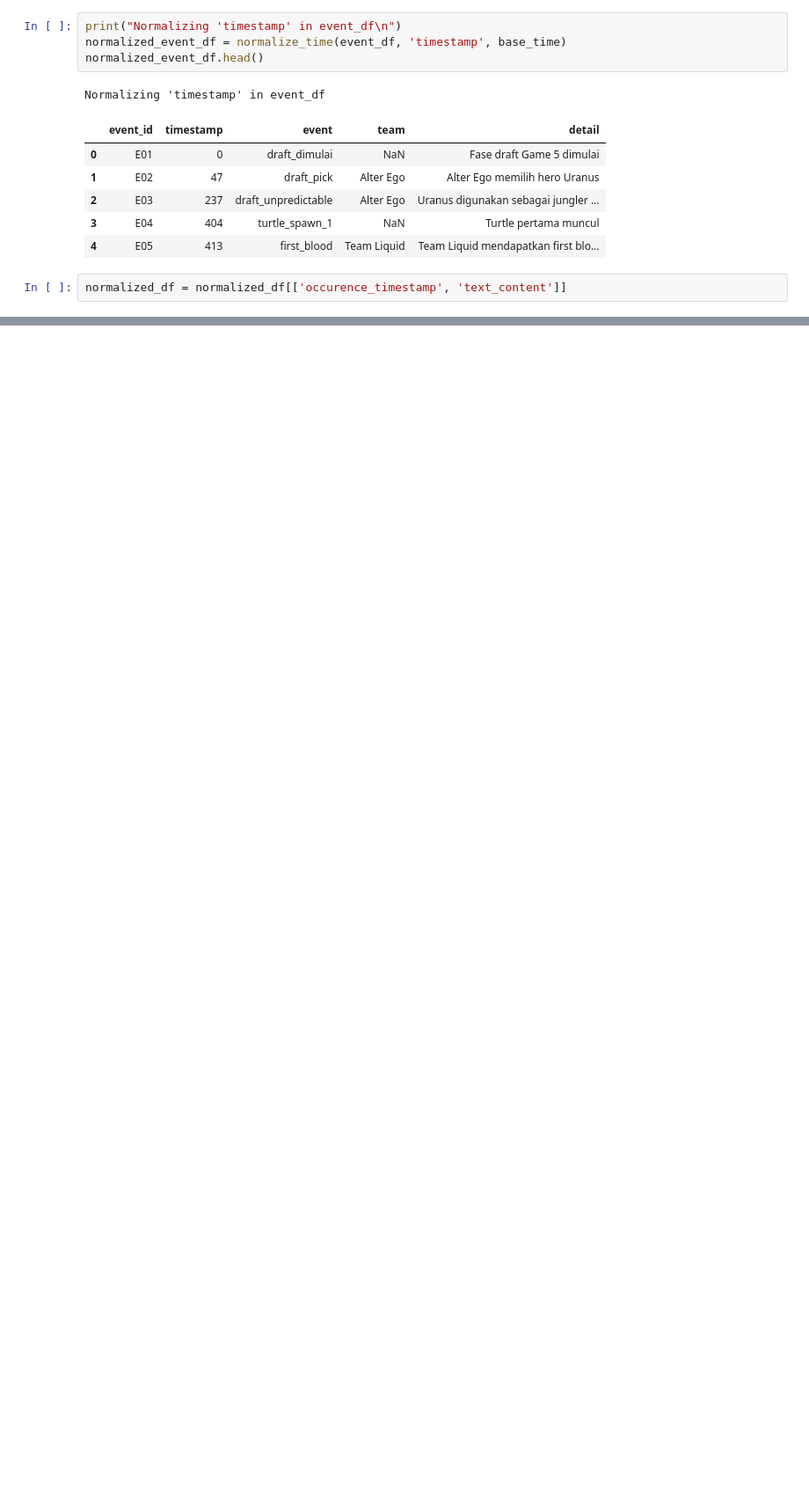
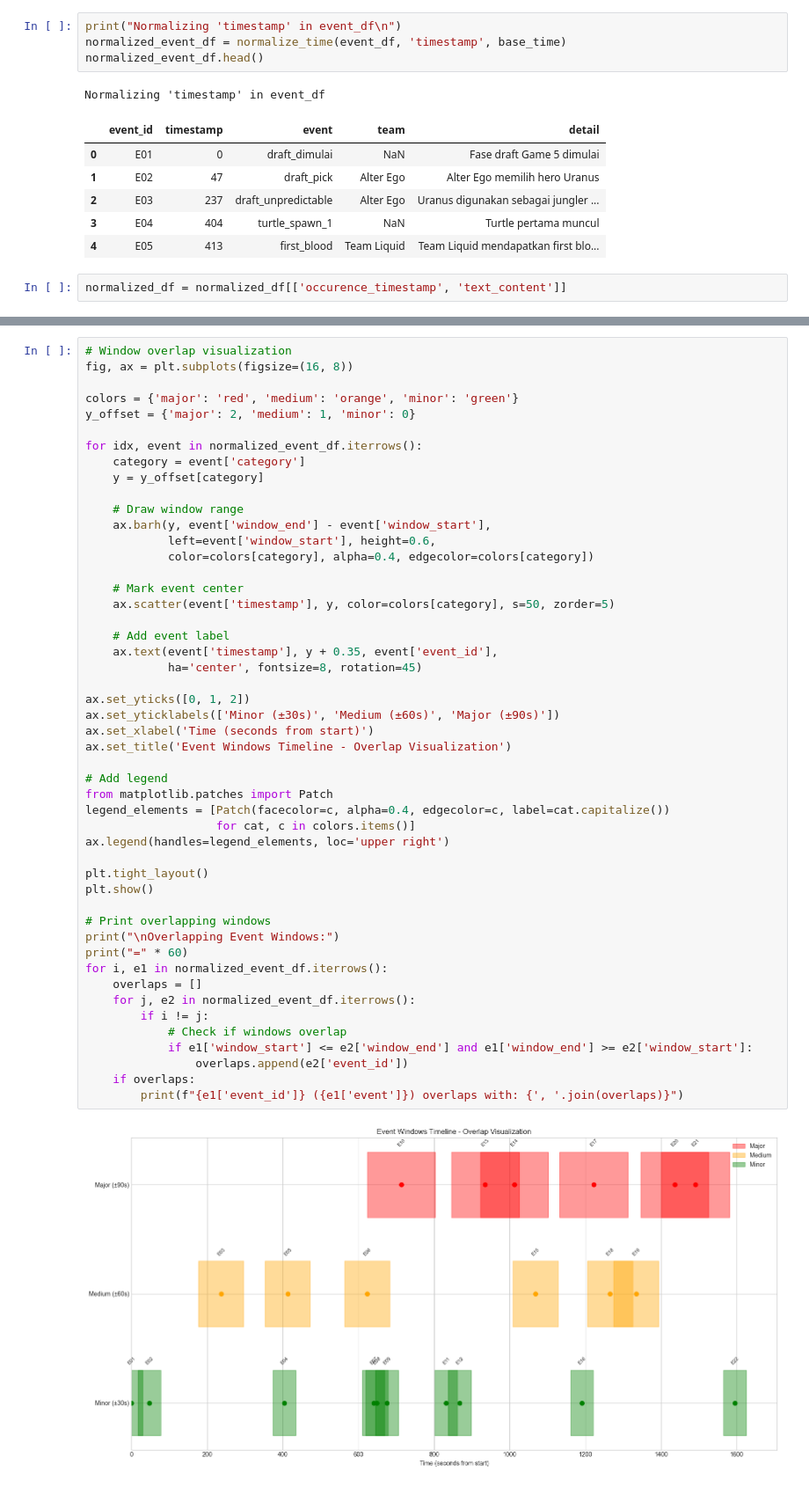
Before and after one commit to hafizardd/aetplh-game5-analysis, a Jupyter notebook: notebooks/sentiment.ipynb, the cells around one changed output, grey strips where cells are left out. Shown at 88% size. Drawn from its saved outputs; the diff is of its cells as text; blank space fills up the shorter version.

```diff
--- a/notebooks/sentiment.ipynb
+++ b/notebooks/sentiment.ipynb
@@ -222,0 +474,51 @@ E22        highlight_replay          minor           693
+# %%
+# Window overlap visualization
+fig, ax = plt.subplots(figsize=(16, 8))
+
+colors = {'major': 'red', 'medium': 'orange', 'minor': 'green'}
+y_offset = {'major': 2, 'medium': 1, 'minor': 0}
+
+for idx, event in normalized_event_df.iterrows():
+    category = event['category']
+    y = y_offset[category]
+
+    # Draw window range
+    ax.barh(y, event['window_end'] - event['window_start'],
+            left=event['window_start'], height=0.6,
+            color=colors[category], alpha=0.4, edgecolor=colors[category])
+
+    # Mark event center
+    ax.scatter(event['timestamp'], y, color=colors[category], s=50, zorder=5)
+
+    # Add event label
+    ax.text(event['timestamp'], y + 0.35, event['event_id'],
+            ha='center', fontsize=8, rotation=45)
+
+ax.set_yticks([0, 1, 2])
+ax.set_yticklabels(['Minor (±30s)', 'Medium (±60s)', 'Major (±90s)'])
+ax.set_xlabel('Time (seconds from start)')
+ax.set_title('Event Windows Timeline - Overlap Visualization')
+
+# Add legend
+from matplotlib.patches import Patch
+legend_elements = [Patch(facecolor=c, alpha=0.4, edgecolor=c, label=cat.capitalize())
+                   for cat, c in colors.items()]
+ax.legend(handles=legend_elements, loc='upper right')
+
+plt.tight_layout()
+plt.show()
+
+# Print overlapping windows
+print("\nOverlapping Event Windows:")
+print("=" * 60)
+for i, e1 in normalized_event_df.iterrows():
+    overlaps = []
+    for j, e2 in normalized_event_df.iterrows():
+        if i != j:
+            # Check if windows overlap
+            if e1['window_start'] <= e2['window_end'] and e1['window_end'] >= e2['window_start']:
+                overlaps.append(e2['event_id'])
+    if overlaps:
+        print(f"{e1['event_id']} ({e1['event']}) overlaps with: {', '.join(overlaps)}")
+# %% [output]
+[figure, added]
```
Also changed, not shown: parts of 46 cells of this notebook, 4 other files.
